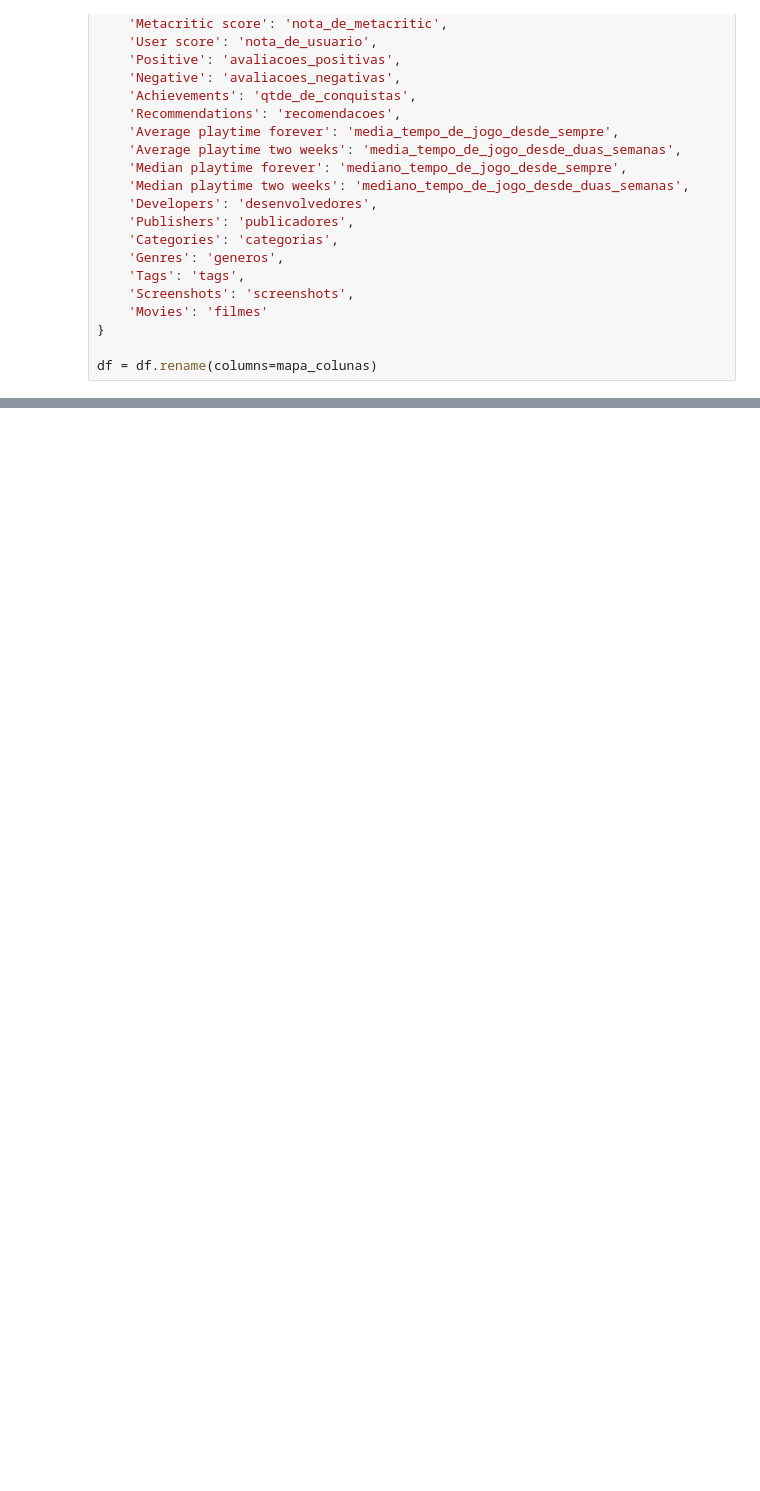
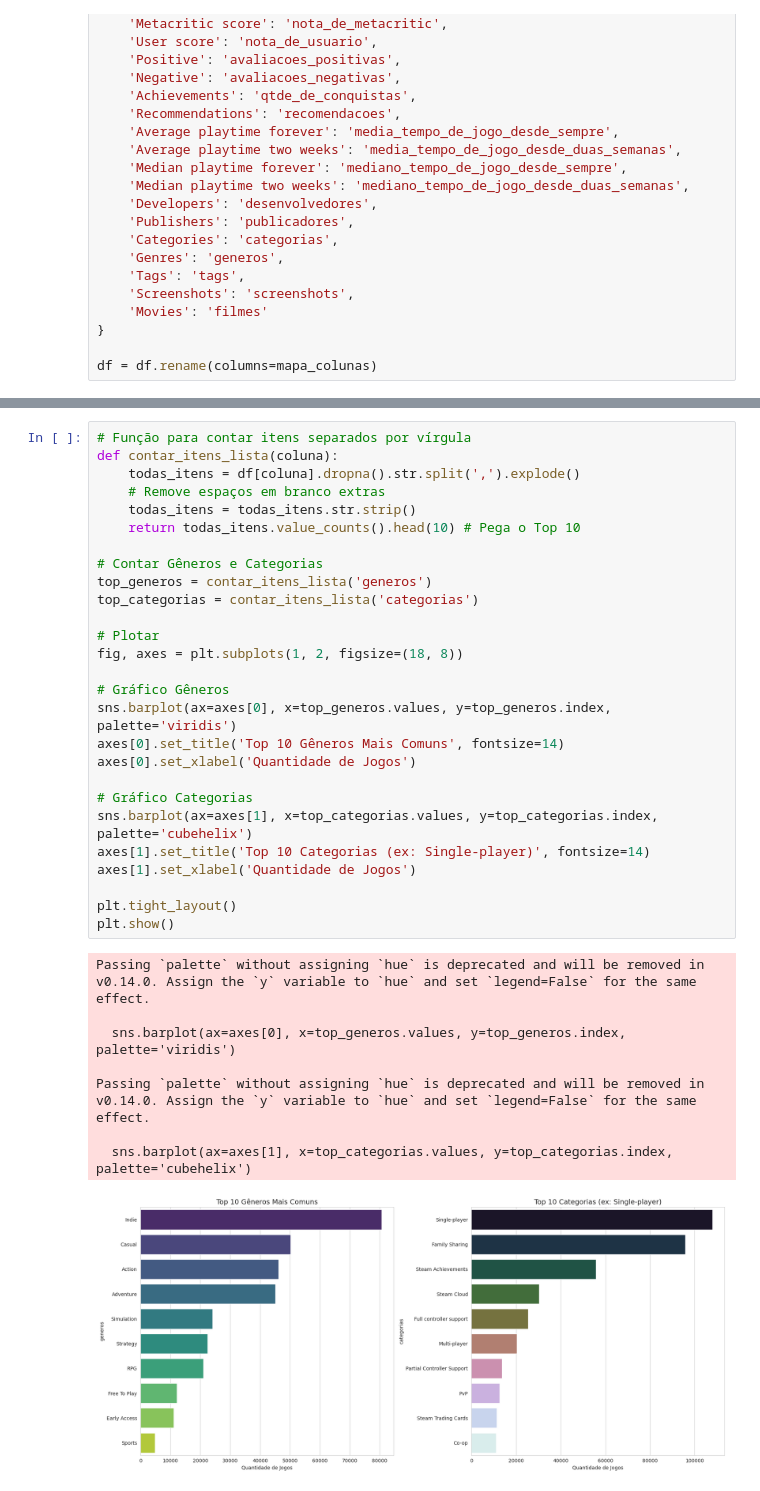
Before and after one commit to Raphides/Steam-BI, a Jupyter notebook: data_layer/raw/analytics.ipynb, the cells around one changed output, grey strips where cells are left out. Drawn from its saved outputs; the diff is of its cells as text; blank space fills up the shorter version.

```diff
--- a/data_layer/raw/analytics.ipynb
+++ b/data_layer/raw/analytics.ipynb
@@ -164,0 +259,36 @@ Número de preços menores que 0: 0
+# %%
+# Função para contar itens separados por vírgula
+def contar_itens_lista(coluna):
+    todas_itens = df[coluna].dropna().str.split(',').explode()
+    # Remove espaços em branco extras
+    todas_itens = todas_itens.str.strip()
+    return todas_itens.value_counts().head(10) # Pega o Top 10
+
+# Contar Gêneros e Categorias
+top_generos = contar_itens_lista('generos')
+top_categorias = contar_itens_lista('categorias')
+
+# Plotar
+fig, axes = plt.subplots(1, 2, figsize=(18, 8))
+
+# Gráfico Gêneros
+sns.barplot(ax=axes[0], x=top_generos.values, y=top_generos.index, palette='viridis')
+axes[0].set_title('Top 10 Gêneros Mais Comuns', fontsize=14)
+axes[0].set_xlabel('Quantidade de Jogos')
+
+# Gráfico Categorias
+sns.barplot(ax=axes[1], x=top_categorias.values, y=top_categorias.index, palette='cubehelix')
+axes[1].set_title('Top 10 Categorias (ex: Single-player)', fontsize=14)
+axes[1].set_xlabel('Quantidade de Jogos')
+
+plt.tight_layout()
+plt.show()
+# %% [output]
+Passing `palette` without assigning `hue` is deprecated and will be removed in v0.14.0. Assign the `y` variable to `hue` and set `legend=False` for the same effect.
+
+  sns.barplot(ax=axes[0], x=top_generos.values, y=top_generos.index, palette='viridis')
+
+Passing `palette` without assigning `hue` is deprecated and will be removed in v0.14.0. Assign the `y` variable to `hue` and set `legend=False` for the same effect.
+
+  sns.barplot(ax=axes[1], x=top_categorias.values, y=top_categorias.index, palette='cubehelix')
+[figure, added]
```
Also changed, not shown: parts of 14 cells of this notebook, 1 other file.
